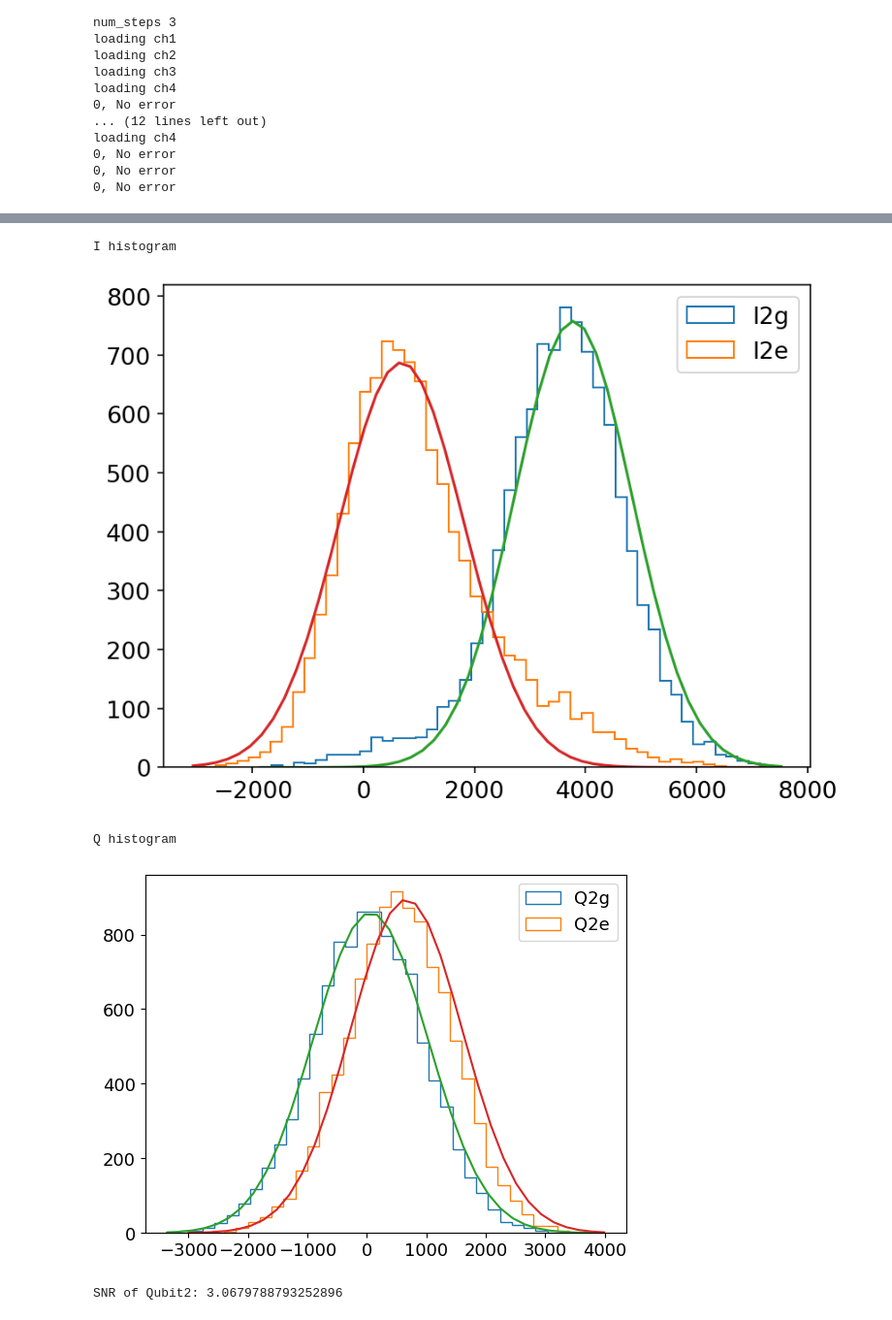
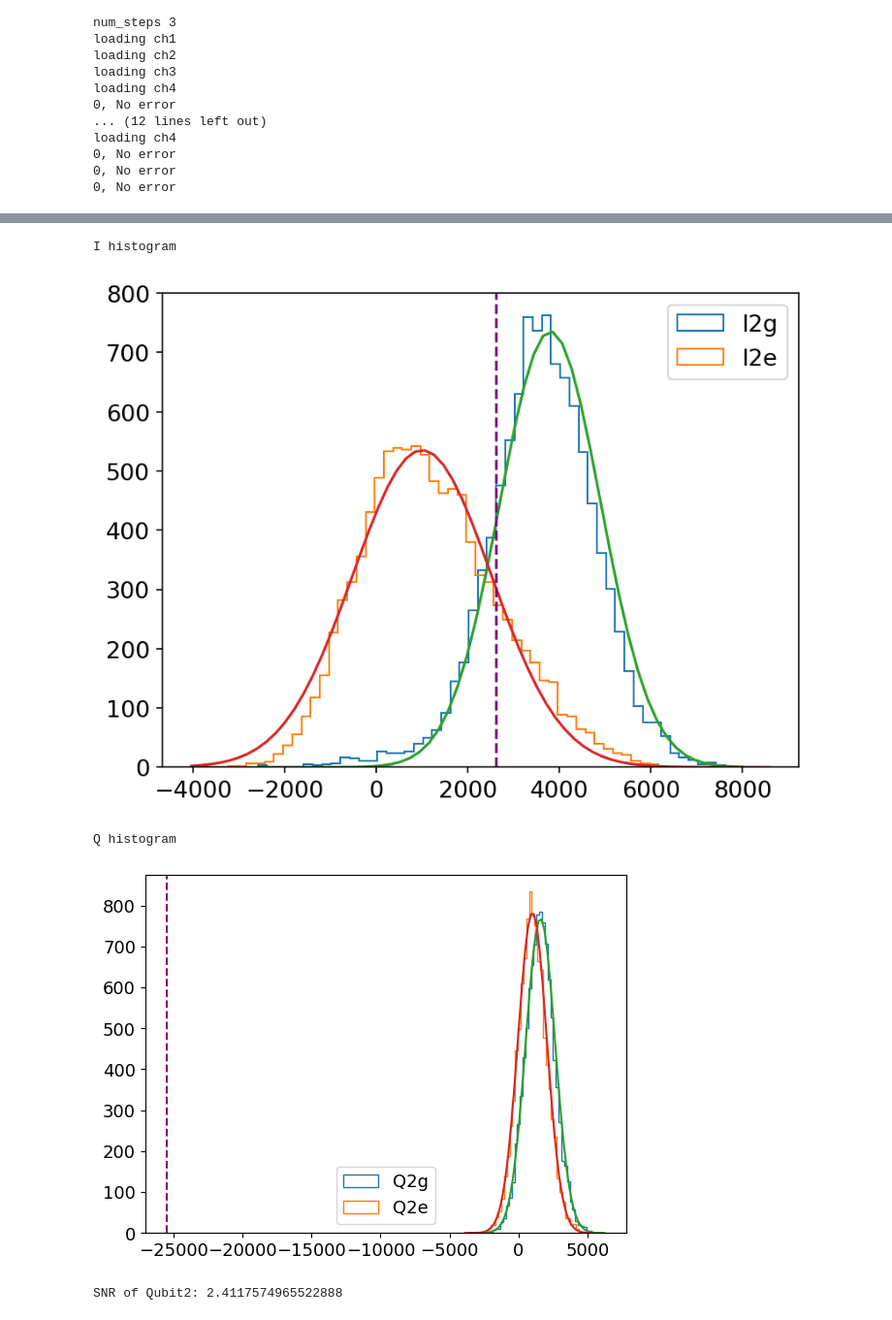
Before and after one commit to Katermurch/BlueFridgeNonLin, a Jupyter notebook: threestate_discrim.ipynb, the cells around one changed output, grey strips where cells are left out. Shown at 97% size. Cells and saved outputs as stored; diff of their text form; code cells hidden in the pictures.

```diff
--- a/threestate_discrim.ipynb
+++ b/threestate_discrim.ipynb
@@ -22,4 +25,5 @@ print(f"{q1}\n{q2}")
 
 q2.ro_amp = 0.2
 q2.ge_time = 40.1360267438721
+q2.IQ_angle = 247
 # %% [output]
@@ -87,6 +91,6 @@ Transferred 503316480 bytes (113009088.656515 bytes per sec)
 # %%
 # IQ Histograms
-def make_hist(IQdata, ax_hist,labelstr):
+def make_hist(IQdata, ax_hist, labelstr):
     binwidth = 200
     lim_IQ_min = np.min([IQdata])
     lim_IQ_max = np.max([IQdata])
@@ -103,42 +107,44 @@ def make_hist(IQdata, ax_hist,labelstr):
 plt.figure(dpi = 150)
 axI2= plt.axes()
 print("I histogram")
+I2g = values.rec_readout_vs_pats_2[0,:,0]
+I2e = values.rec_readout_vs_pats_2[0,:,1]
 bins_Ig2, counts_Ig2, gauss_xaxis_Ig2 = make_hist(values.rec_readout_vs_pats_2[0,:,0],axI2, 'I2g')
 bins_Ie2, counts_Ie2, gauss_xaxis_Ie2 = make_hist(values.rec_readout_vs_pats_2[0,:,1],axI2, 'I2e')
 
-_2, mu_Ig2, std_Ig2 =fit_gaussian_no_plot(values.rec_readout_vs_pats_2[0,:,0], gauss_xaxis_Ig2, counts_Ig2,axI2)
-
-_2, mu_Ie2, std_Ie2 =fit_gaussian_no_plot(values.rec_readout_vs_pats_2[0,:,1], gauss_xaxis_Ie2, counts_Ie2,axI2)
-
+w0_Ig2, mu_Ig2, std_Ig2 =fit_gaussian_no_plot(values.rec_readout_vs_pats_2[0,:,0], gauss_xaxis_Ig2, counts_Ig2,axI2)
+w0_Ie2, mu_Ie2, std_Ie2 =fit_gaussian_no_plot(values.rec_readout_vs_pats_2[0,:,1], gauss_xaxis_Ie2, counts_Ie2,axI2)
+x0, x1 = get_threshold_value_from_gaussians([w0_Ig2, mu_Ig2, std_Ig2],[w0_Ie2, mu_Ie2, std_Ie2])
+plt.axvline(x0, color = 'purple', linestyle = '--')
 axI2.legend()
 plt.show()
 
 axQ2= plt.axes()
 
 print("Q histogram")
 bins_Qg2, counts_Qg2, gauss_xaxis_Qg2 = make_hist(values.rec_readout_vs_pats_2[1,:,0],axQ2,'Q2g')
 bins_Qe2, counts_Qe2, gauss_xaxis_Qe2 = make_hist(values.rec_readout_vs_pats_2[1,:,1],axQ2, 'Q2e')
 
-_2, mu_Qg2, std_Qg2 =fit_gaussian_no_plot(values.rec_readout_vs_pats_2[1,:,0], gauss_xaxis_Qg2, counts_Qg2,axQ2)
-
-_2, mu_Qe2, std_Qe2 =fit_gaussian_no_plot(values.rec_readout_vs_pats_2[1,:,1], gauss_xaxis_Qe2, counts_Qe2,axQ2)
-
+w0_Qg2, mu_Qg2, std_Qg2 =fit_gaussian_no_plot(values.rec_readout_vs_pats_2[1,:,0], gauss_xaxis_Qg2, counts_Qg2,axQ2)
+w0_Qe2, mu_Qe2, std_Qe2 =fit_gaussian_no_plot(values.rec_readout_vs_pats_2[1,:,1], gauss_xaxis_Qe2, counts_Qe2,axQ2)
+x0, x1 = get_threshold_value_from_gaussians([w0_Qe2, mu_Qe2, std_Qe2], [w0_Qg2, mu_Qg2, std_Qg2])
+plt.axvline(x0, color = 'purple', linestyle = '--')
 axQ2.legend()
 plt.show()
 
 
  #Calculate SNR
 
 signal = np.sqrt( (mu_Ig2 - mu_Ie2)**2 + (mu_Qg2 - mu_Qe2)**2 )
 noise = (np.abs(std_Ig2) + np.abs(std_Qg2) + np.abs(std_Ie2) + np.abs(std_Qg2))/4
 
 
 SNR2 = signal/noise
 
 print("SNR of Qubit2:",SNR2)
 # %% [output]
 I histogram
-[figure, old version]
+[figure, new version]
 Q histogram
-[figure, old version]
+[figure, new version]
-SNR of Qubit2: 3.0679788793252896
+SNR of Qubit2: 2.4117574965522888
```
Also changed, not shown: parts of 12 cells of this notebook, 4 other files.
